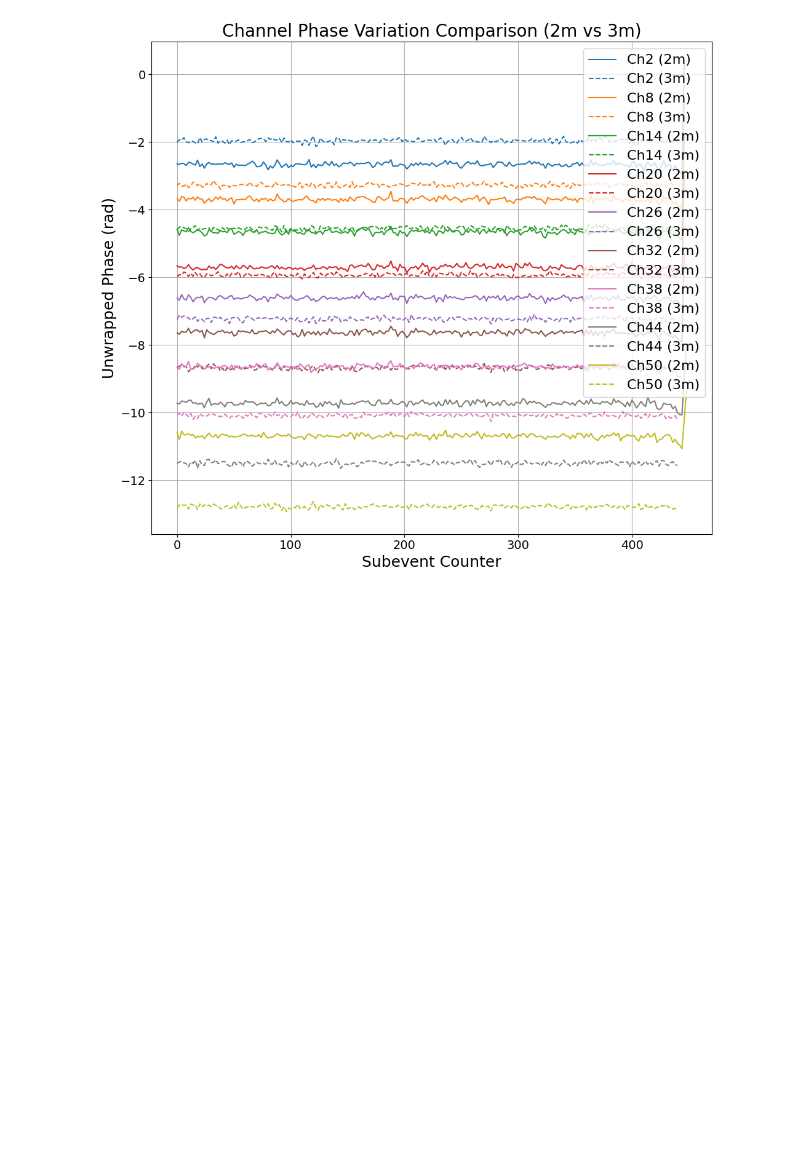
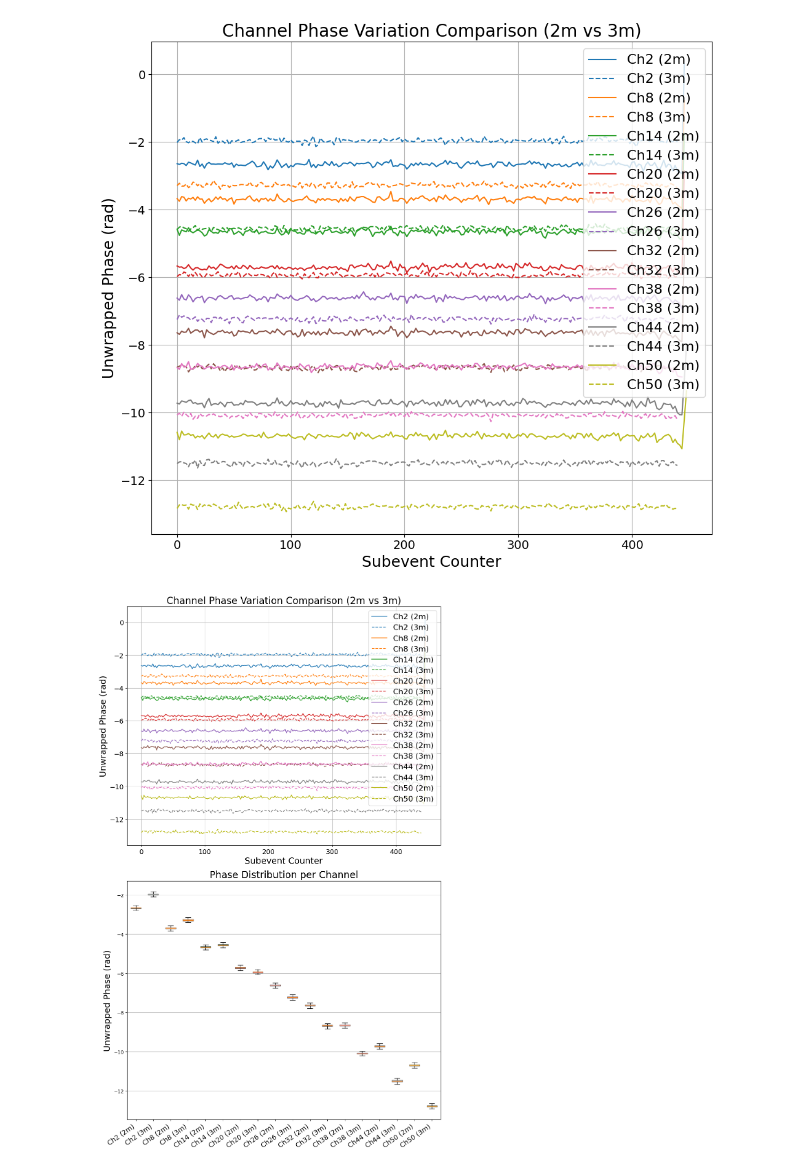
Before and after one commit to cwdao/ble6.cs.scripts, a Jupyter notebook: cs.ch.phase.test.ipynb, the cells around one changed output. Saved outputs shown, nothing was run; the diff lists cells and outputs as text; code cells hidden in the pictures; blank space fills up the shorter version.

```diff
--- a/cs.ch.phase.test.ipynb
+++ b/cs.ch.phase.test.ipynb
@@ -269,3 +296,88 @@ def plot_channel_variation_compare(channel_averages_2, channel_averages_3, chann
 plot_channel_variation_compare(channel_averages, channel_averages_2, channels_to_plot, label_2='2m', label_3='3m')
 # %% [output]
 [figure]
+# %%
+import matplotlib.pyplot as plt
+
+def plot_channel_variation_compare(channel_averages_2, channel_averages_3, channels_to_plot, label_2='2m', label_3='3m'):
+    cm=1/2.54  # cm to inch
+    pt = 1/72.27  # point to inch
+    linewidth = 246*pt
+    axis_label_size = 18   # 坐标轴标签字体
+    title_size = 20        # 图标题字体
+    legend_size = 16       # 图例字体
+    tick_size = 14         # 坐标轴刻度字体
+    scale_size = 3 #缩放倍数
+
+    # 创建上下两个子图
+    fig, (ax1, ax2) = plt.subplots(2, 1, figsize=(scale_size*linewidth, scale_size * 1.6 * linewidth),
+                                   gridspec_kw={'height_ratios': [1, 1]})
+    color_map = plt.get_cmap('tab10')
+
+    # --- 上面的折线图 ---
+    for idx, channel in enumerate(channels_to_plot):
+        color = color_map(idx % 10)
+        # 2m 实线
+        if channel in channel_averages_2:
+            data2 = channel_averages_2[channel]
+            x2 = [item[0] for item in data2]
+            y2 = [item[1] for item in data2]
+            ax1.plot(x2, y2, label=f"Ch{channel} ({label_2})", color=color, linestyle='-')
+        # 3m 虚线
+        if channel in channel_averages_3:
+            data3 = channel_averages_3[channel]
+            x3 = [item[0] for item in data3]
+            y3 = [item[1] for item in data3]
+            ax1.plot(x3, y3, label=f"Ch{channel} ({label_3})", color=color, linestyle='--')
+
+    ax1.set_xlabel("Subevent Counter", fontsize=axis_label_size)
+    ax1.set_ylabel("Unwrapped Phase (rad)", fontsize=axis_label_size)
+    ax1.set_title("Channel Phase Variation Comparison (2m vs 3m)", fontsize=title_size)
+    ax1.tick_params(labelsize=tick_size)
+    ax1.legend(fontsize=legend_size)
+    ax1.grid()
+
+    # --- 下面的箱型图 ---
+    # 收集每个通道的2m、3m相位数据
+    box_data = []
+    box_labels = []
+    for idx, channel in enumerate(channels_to_plot):
+        # 2m
+        if channel in channel_averages_2:
+            y2 = [item[1] for item in channel_averages_2[channel]]
+            box_data.append(y2)
+            box_labels.append(f"Ch{channel} ({label_2})")
+        else:
+            box_data.append([])
+            box_labels.append(f"Ch{channel} ({label_2})")
+        # 3m
+        if channel in channel_averages_3:
+            y3 = [item[1] for item in channel_averages_3[channel]]
+            box_data.append(y3)
+            box_labels.append(f"Ch{channel} ({label_3})")
+        else:
+            box_data.append([])
+            box_labels.append(f"Ch{channel} ({label_3})")
+
+    # 画箱型图
+    bplot = ax2.boxplot(box_data, patch_artist=True, widths=0.6, showfliers=False)
+    # 设置不同颜色
+    colors = [color_map(i//2 % 10) if i % 2 == 0 else color_map(i//2 % 10) for i in range(len(box_data))]
+    for patch, color in zip(bplot['boxes'], colors):
+        patch.set_facecolor(color)
+        patch.set_alpha(0.5 if box_labels[colors.index(color)].endswith('(2m)') else 0.1)  # 2m浅色，3m更浅
+
+    ax2.set_xticks(range(1, len(box_labels)+1))
+    ax2.set_xticklabels(box_labels, rotation=35, ha='right', fontsize=tick_size)
+    ax2.set_ylabel("Unwrapped Phase (rad)", fontsize=axis_label_size)
+    ax2.set_title("Phase Distribution per Channel", fontsize=title_size)
+    ax2.grid(axis='y')
+
+    plt.tight_layout()
+    # plt.savefig(f"./poster.fig/channel_variation_compare_{base_name}_{base_name_2}_with_boxplot.svg", dpi=300)
+    plt.show()
+
+# 调用方式不变
+plot_channel_variation_compare(channel_averages, channel_averages_2, channels_to_plot, label_2='2m', label_3='3m')
+# %% [output]
+[figure, added]
```
Also changed, not shown: parts of 6 cells of this notebook, 14 other files.
